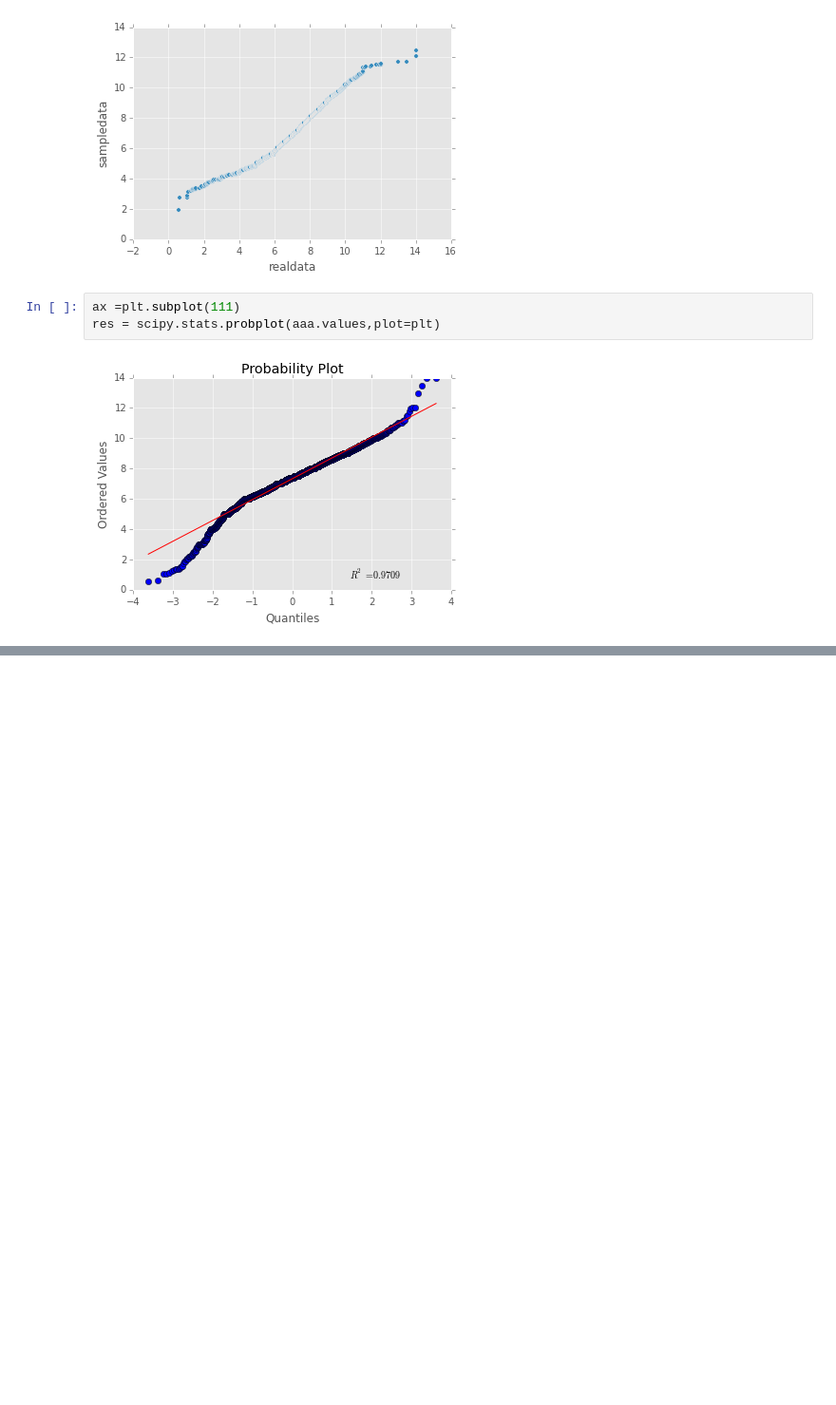
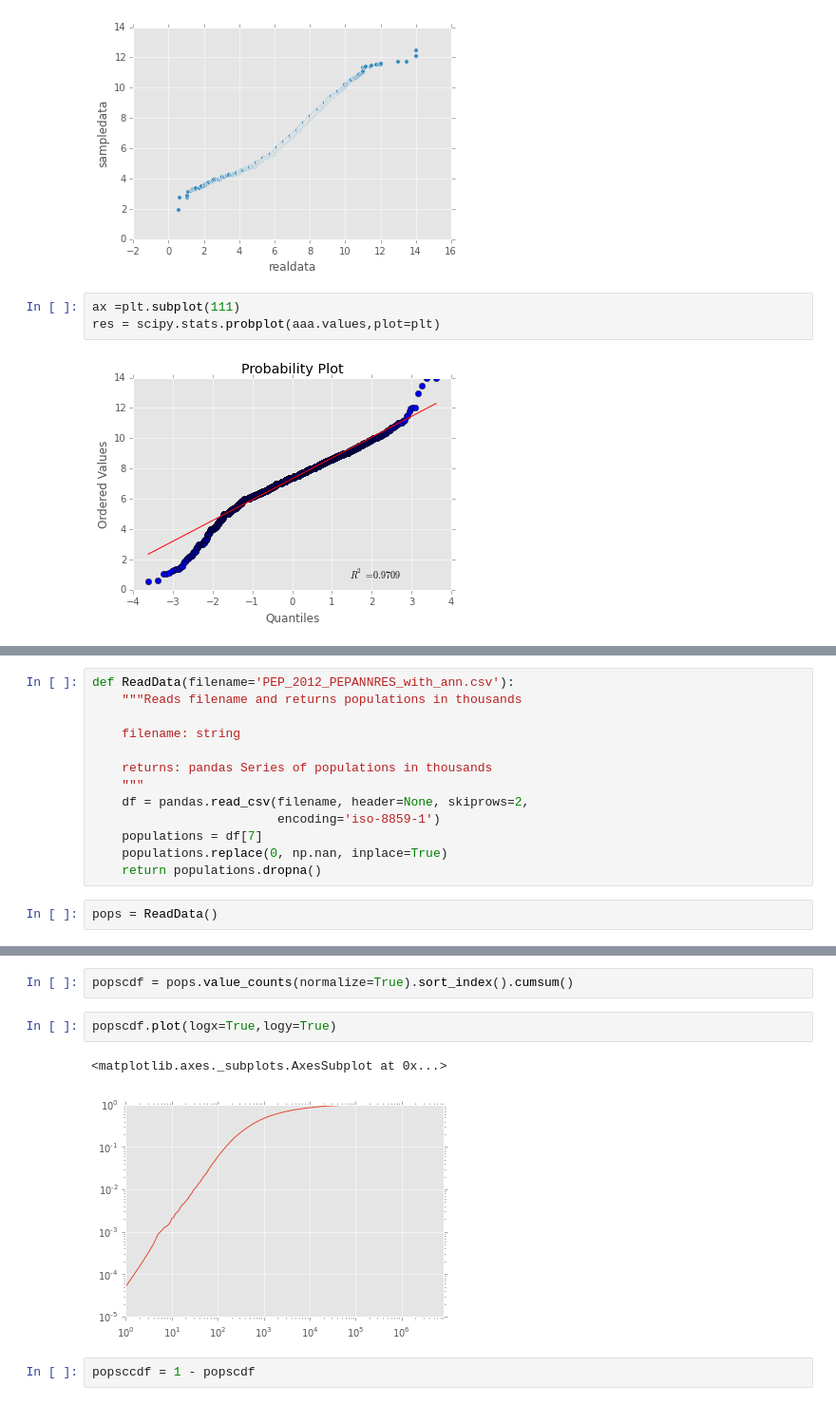
Before and after one commit to doolingdavid/ThinkStats2, a Jupyter notebook: code/notes.ipynb, the cells around one changed output, grey strips where cells are left out. Shown at 95% size. Drawn from its saved outputs; the diff is of its cells as text; blank space fills up the shorter version.

```diff
--- a/code/notes.ipynb
+++ b/code/notes.ipynb
@@ -1771,0 +2106,15 @@ plt.show()
+# %%
+def ReadData(filename='PEP_2012_PEPANNRES_with_ann.csv'):
+    """Reads filename and returns populations in thousands
+
+    filename: string
+
+    returns: pandas Series of populations in thousands
+    """
+    df = pandas.read_csv(filename, header=None, skiprows=2,
+                         encoding='iso-8859-1')
+    populations = df[7]
+    populations.replace(0, np.nan, inplace=True)
+    return populations.dropna()
+# %%
+pops = ReadData()
@@ -1771,0 +2141,9 @@ plt.show()
+# %%
+popscdf = pops.value_counts(normalize=True).sort_index().cumsum()
+# %%
+popscdf.plot(logx=True,logy=True)
+# %% [output]
+<matplotlib.axes._subplots.AxesSubplot at 0x...>
+[figure, added]
+# %%
+popsccdf = 1 - popscdf
```
Also changed, not shown: parts of 22 cells of this notebook.
